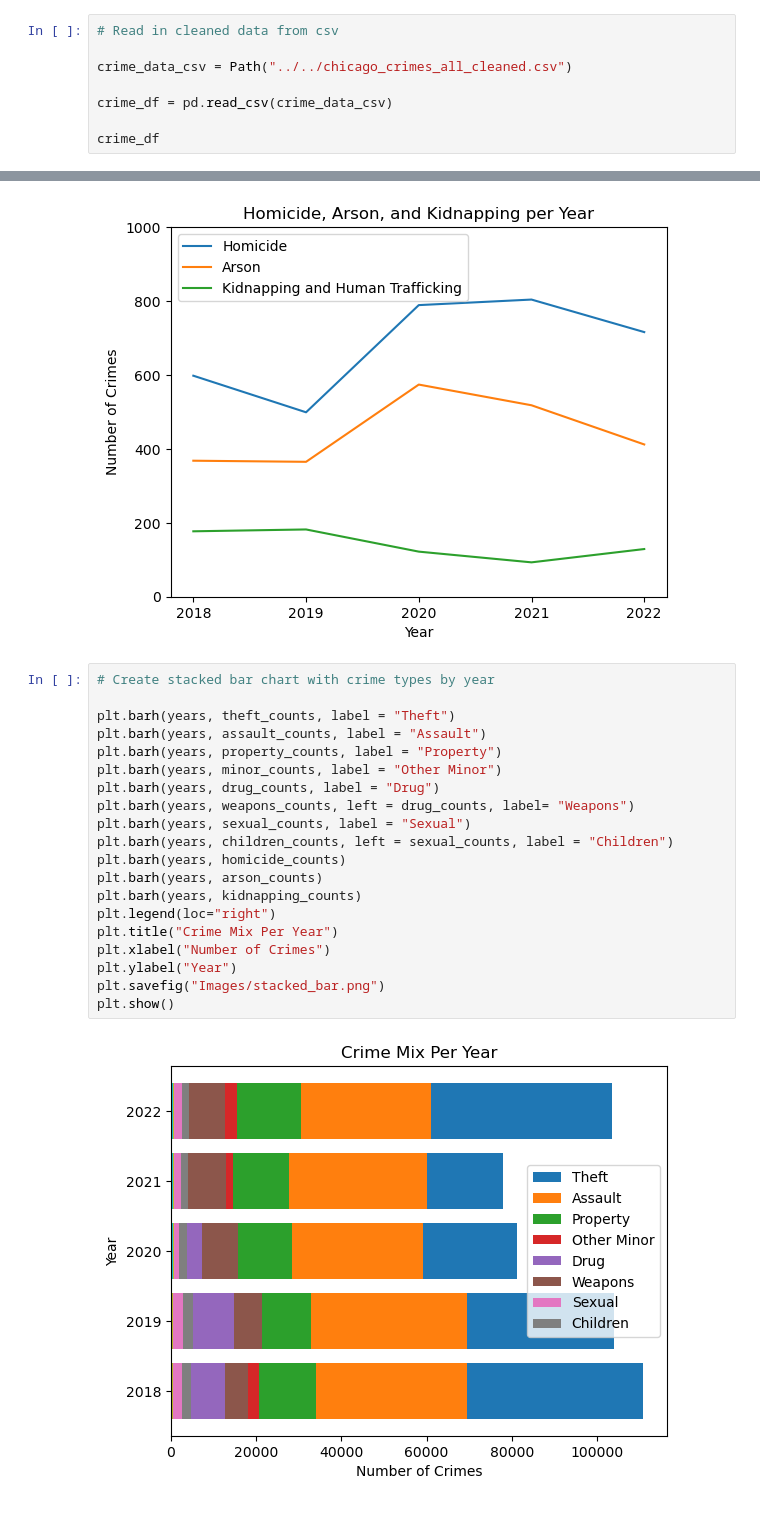
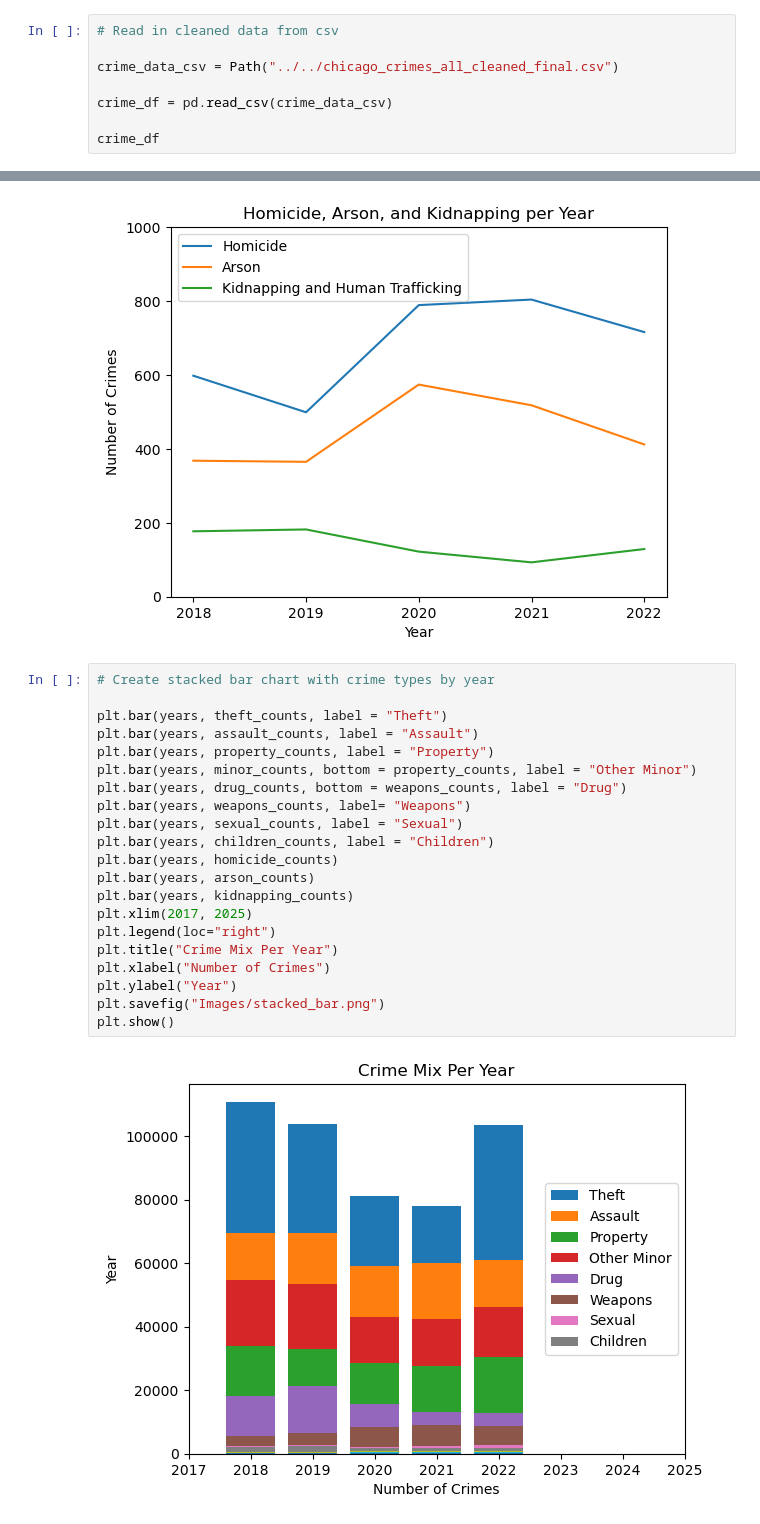
Before and after one commit to jmpealy/project1, a Jupyter notebook: time_series_charts/time_series_charts.ipynb, the cells around one changed output, grey strips where cells are left out. Cells and saved outputs as stored; diff of their text form.

```diff
--- a/time_series_charts/time_series_charts.ipynb
+++ b/time_series_charts/time_series_charts.ipynb
@@ -9,7 +9,7 @@ from pathlib import Path
 # %%
 # Read in cleaned data from csv
 
-crime_data_csv = Path("../../chicago_crimes_all_cleaned.csv")
+crime_data_csv = Path("../../chicago_crimes_all_cleaned_final.csv")
 
 crime_df = pd.read_csv(crime_data_csv)
 
@@ -199,25 +201,26 @@ plt.show()
 # %%
 # Create stacked bar chart with crime types by year
 
-plt.barh(years, theft_counts, label = "Theft")
-plt.barh(years, assault_counts, label = "Assault")
-plt.barh(years, property_counts, label = "Property")
-plt.barh(years, minor_counts, label = "Other Minor")
-plt.barh(years, drug_counts, label = "Drug")
-plt.barh(years, weapons_counts, left = drug_counts, label= "Weapons")
-plt.barh(years, sexual_counts, label = "Sexual")
-plt.barh(years, children_counts, left = sexual_counts, label = "Children")
-plt.barh(years, homicide_counts)
-plt.barh(years, arson_counts)
-plt.barh(years, kidnapping_counts)
+plt.bar(years, theft_counts, label = "Theft")
+plt.bar(years, assault_counts, label = "Assault")
+plt.bar(years, property_counts, label = "Property")
+plt.bar(years, minor_counts, bottom = property_counts, label = "Other Minor")
+plt.bar(years, drug_counts, bottom = weapons_counts, label = "Drug")
+plt.bar(years, weapons_counts, label= "Weapons")
+plt.bar(years, sexual_counts, label = "Sexual")
+plt.bar(years, children_counts, label = "Children")
+plt.bar(years, homicide_counts)
+plt.bar(years, arson_counts)
+plt.bar(years, kidnapping_counts)
+plt.xlim(2017, 2025)
 plt.legend(loc="right")
 plt.title("Crime Mix Per Year")
 plt.xlabel("Number of Crimes")
 plt.ylabel("Year")
 plt.savefig("Images/stacked_bar.png")
 plt.show()
 # %% [output]
-[figure, old version]
+[figure, new version]
 # %%
 # Create new data frame with the totals by category by year
 
```
Also changed, not shown: parts of 17 cells of this notebook, 12 other files.
